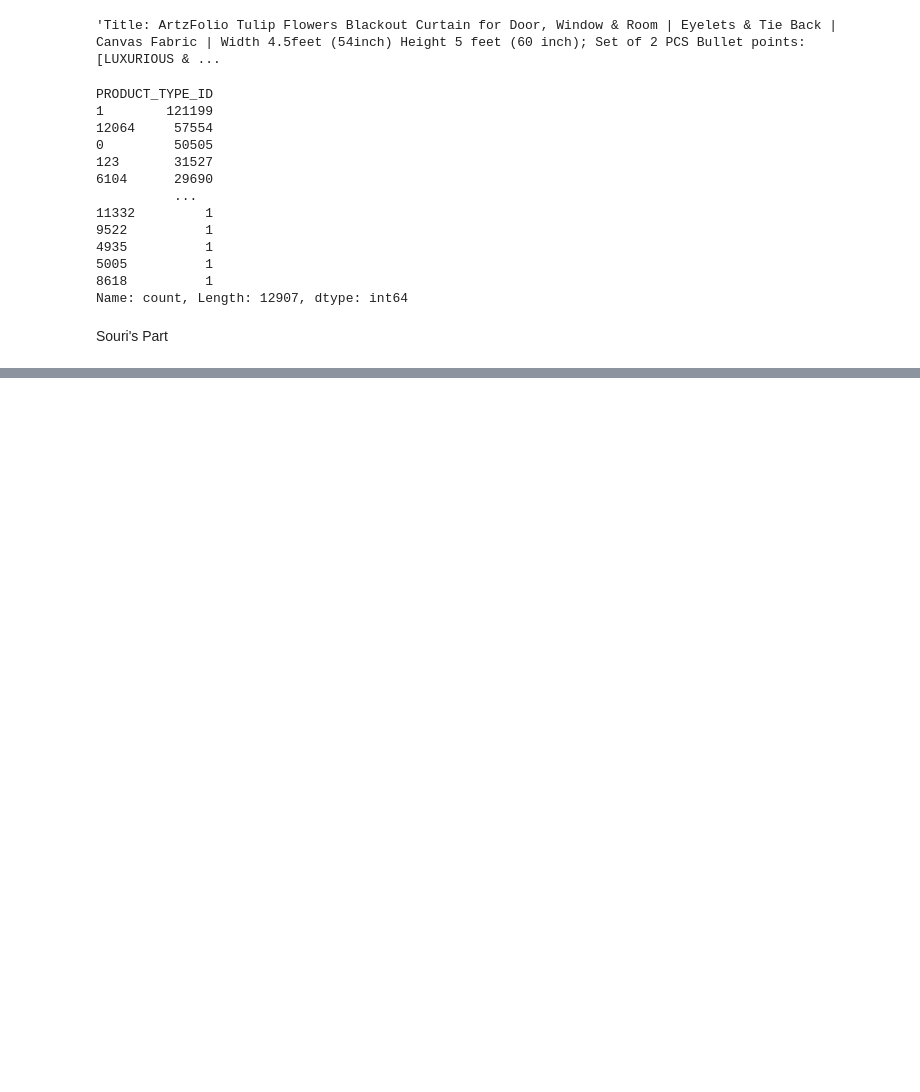
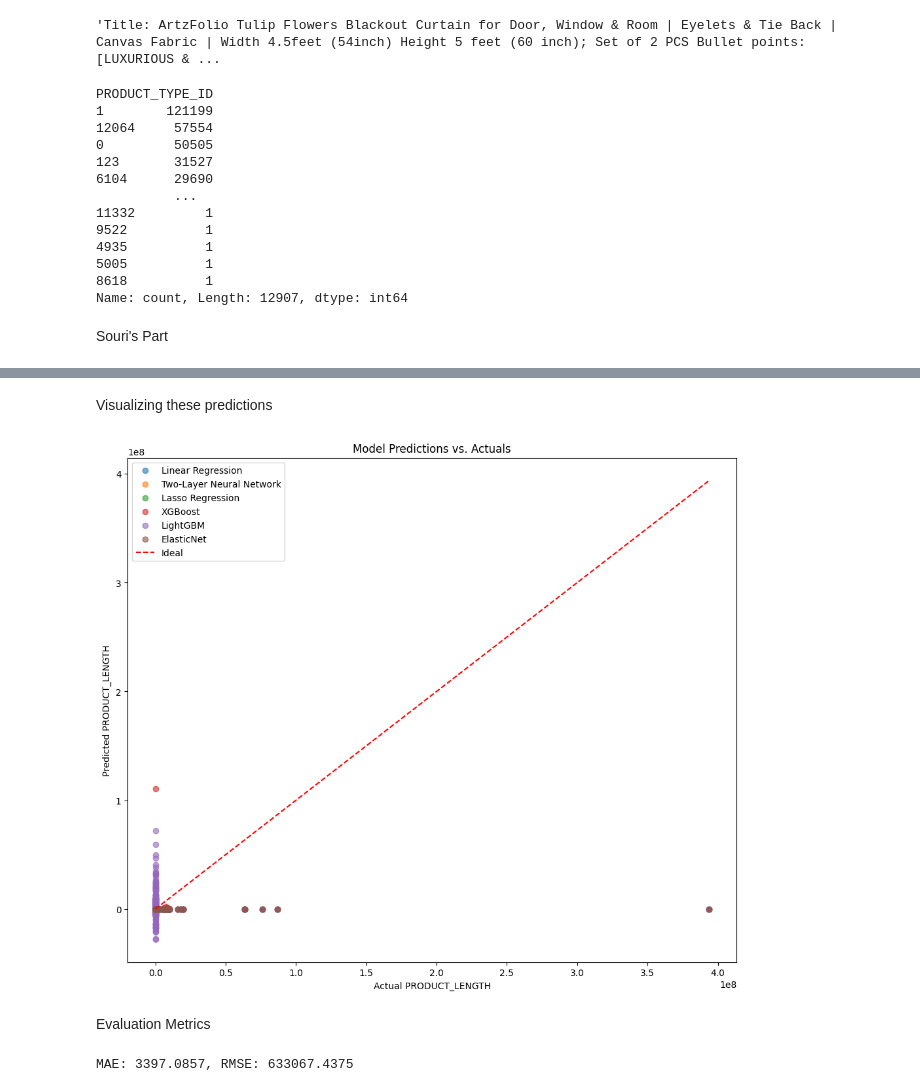
Before and after one commit to strangeman09/MSML602_Final_Project, a Jupyter notebook: MSML_final.ipynb, the cells around one changed output, grey strips where cells are left out. Drawn from its saved outputs; the diff is of its cells as text; code cells hidden in the pictures; blank space fills up the shorter version.

```diff
--- a/MSML_final.ipynb
+++ b/MSML_final.ipynb
@@ -256,0 +584,75 @@ Souri's Part
+# %% [markdown]
+Visualizing these predictions
+# %%
+import numpy as np
+
+linear_actuals = np.array(linear_actuals)
+linear_predictions = np.array(linear_predictions)
+
+nn_actuals = np.array(nn_actuals)
+nn_predictions = np.array(nn_predictions)
+
+lasso_actuals = np.array(lasso_actuals)
+lasso_predictions = np.array(lasso_predictions)
+
+xgb_actuals = np.array(xgb_actuals)
+xgb_predictions = np.array(xgb_predictions)
+
+lgbm_actuals = np.array(lgbm_actuals)
+lgbm_predictions = np.array(lgbm_predictions)
+
+elastic_actuals = np.array(elastic_actuals)
+elastic_predictions = np.array(elastic_predictions)
+# %%
+plt.figure(figsize=(12, 10))
+
+plt.scatter(linear_actuals, linear_predictions, alpha=0.6, label='Linear Regression')
+
+plt.scatter(nn_actuals, nn_predictions, alpha=0.6, label='Two-Layer Neural Network')
+
+plt.scatter(lasso_actuals, lasso_predictions, alpha=0.6, label='Lasso Regression')
+
+plt.scatter(xgb_actuals, xgb_predictions, alpha=0.6, label='XGBoost')
+
+plt.scatter(lgbm_actuals, lgbm_predictions, alpha=0.6, label='LightGBM')
+
+plt.scatter(elastic_actuals, elastic_predictions, alpha=0.6, label='ElasticNet')
+
+actuals_min = min(
+    linear_actuals.min(),
+    nn_actuals.min(),
+    lasso_actuals.min(),
+    xgb_actuals.min(),
+    lgbm_actuals.min(),
+    elastic_actuals.min()
+)
+actuals_max = max(
+    linear_actuals.max(),
+    nn_actuals.max(),
+    lasso_actuals.max(),
+    xgb_actuals.max(),
+    lgbm_actuals.max(),
+    elastic_actuals.max()
+)
+plt.plot([actuals_min, actuals_max], [actuals_min, actuals_max], color='red', linestyle='--', label='Ideal')
+
+plt.xlabel('Actual PRODUCT_LENGTH')
+plt.ylabel('Predicted PRODUCT_LENGTH')
+plt.title('Model Predictions vs. Actuals')
+plt.legend()
+plt.show()
+# %% [output]
+[figure, added]
+# %% [markdown]
+Evaluation Metrics
+# %%
+from sklearn.metrics import mean_absolute_error, mean_squared_error, r2_score
+import numpy as np
+
+mae = mean_absolute_error(actuals, predictions)
+rmse = np.sqrt(mean_squared_error(actuals, predictions))
+r2 = r2_score(actuals, predictions)
+
+print(f"MAE: {mae:.4f}, RMSE: {rmse:.4f}")
+# %% [output]
+MAE: 3397.0857, RMSE: 633067.4375
```
Also changed, not shown: parts of 27 cells of this notebook.
